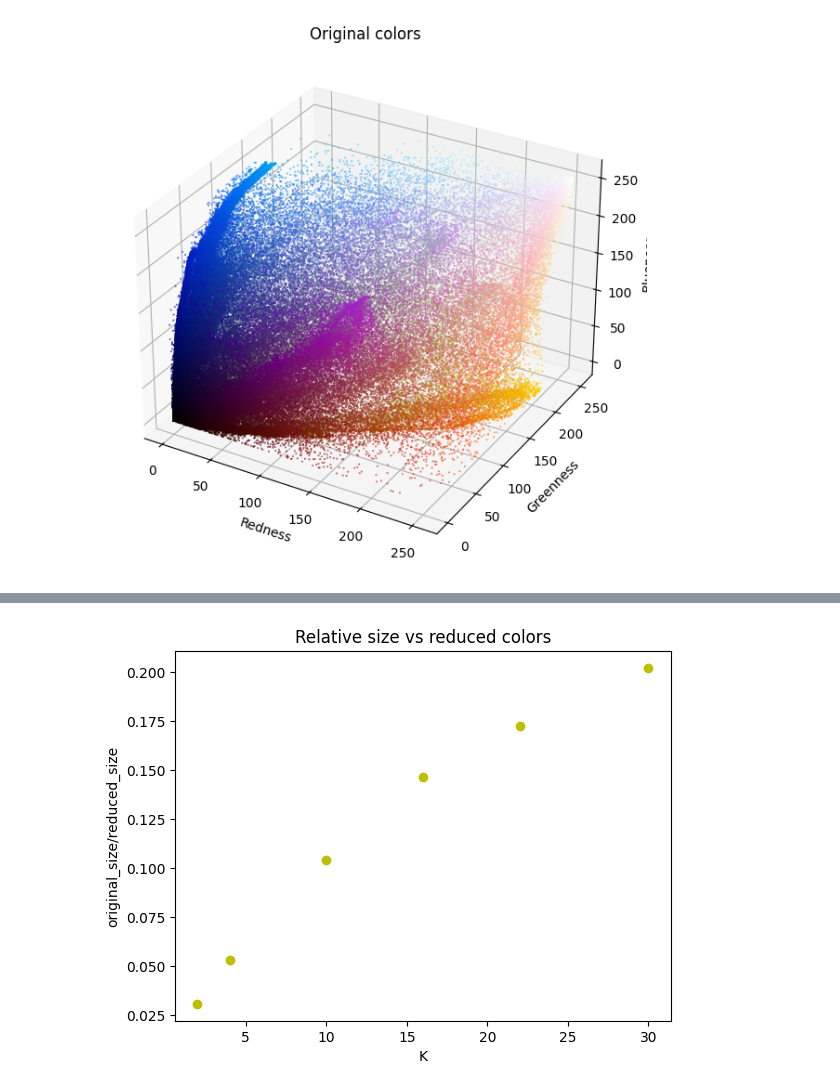
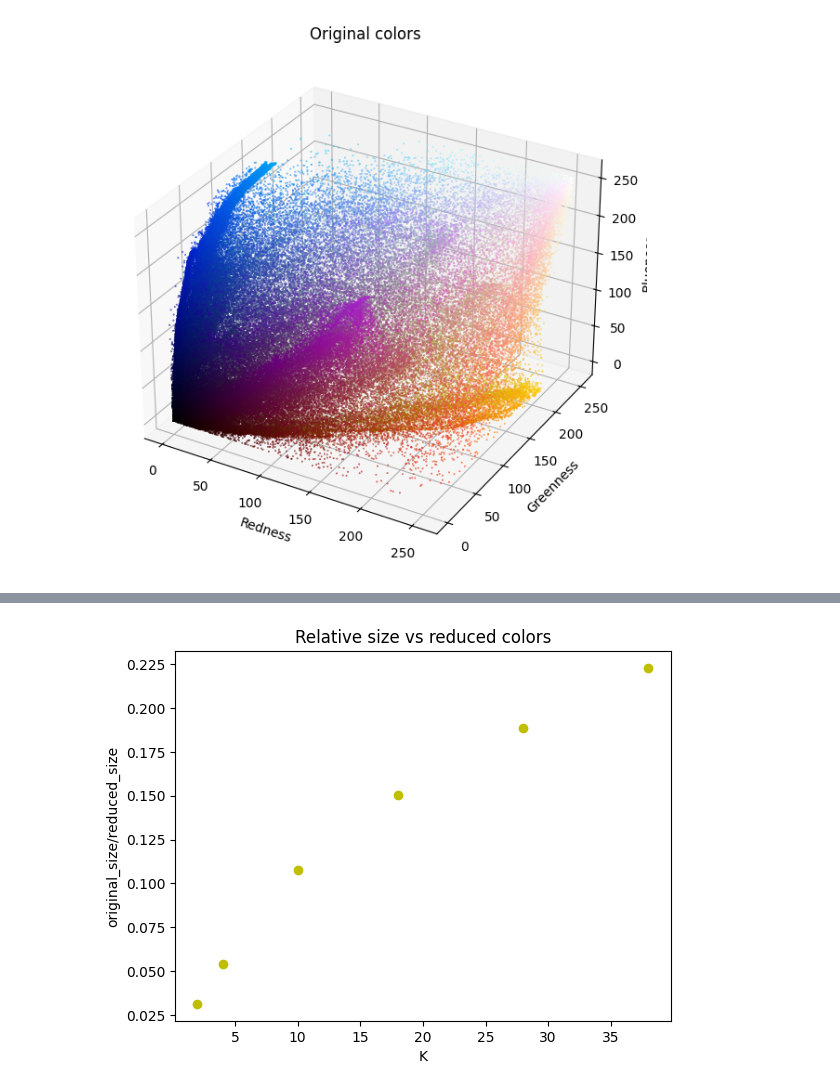
Before and after one commit to mauronigro85/image_compressor, a Jupyter notebook: image_compressor.ipynb, the cells around one changed output, grey strips where cells are left out. Drawn from its saved outputs; the diff is of its cells as text; code cells hidden in the pictures.

```diff
--- a/image_compressor.ipynb
+++ b/image_compressor.ipynb
@@ -57,7 +57,7 @@ def run_kmeans(X, centroids_init, iterations = 10):
     return centroids, idx
 # %%
 #Display the original image that we want to compress
-image_original = load_image('fish.png')
+image_original = load_image('data/fish.png')
 plt.imshow(image_original);
 # %% [output]
 [figure]
@@ -100,7 +100,8 @@ plt.show()
 [figure]
 # %%
 #We run K-means algorithm for several values of K:
-number_clusters = [2, 4, 10, 16, 22, 30]
+
+number_clusters = [2, 4, 10, 18, 28, 38]
 images_k = []
 for K in number_clusters:
     centroids_init = kmeans_init_centroids(X, K)
@@ -122,18 +123,19 @@ for i in range(len(number_clusters)):
 # %%
 #We save all the reduced images, compute the size in Mb and plot size against the number of colors
 list_size = []
 for i in range(len(number_clusters)):
     im = Image.fromarray((images_k[i] * 255).astype(np.uint8))
-    file = "fish_reduced_%d_colors.png"%number_clusters[i]
+    file = "data_compressed/fish_reduced_%d_colors.png"%number_clusters[i]
     im.save(file)
+
     list_size.append(os.stat(file).st_size/1024**2)
 
-original_size = os.stat('fish.png').st_size/1024**2
+original_size = os.stat('data/fish.png').st_size/1024**2
 relative_size = [x/original_size for x in list_size]
 
 plt.scatter(number_clusters, relative_size, marker = 'o', c = 'y')
 plt.title('Relative size vs reduced colors')
 plt.xlabel('K')
 plt.ylabel('original_size/reduced_size');
 # %% [output]
-[figure, old version]
+[figure, new version]
```
Also changed, not shown: parts of 1 cell of this notebook.
